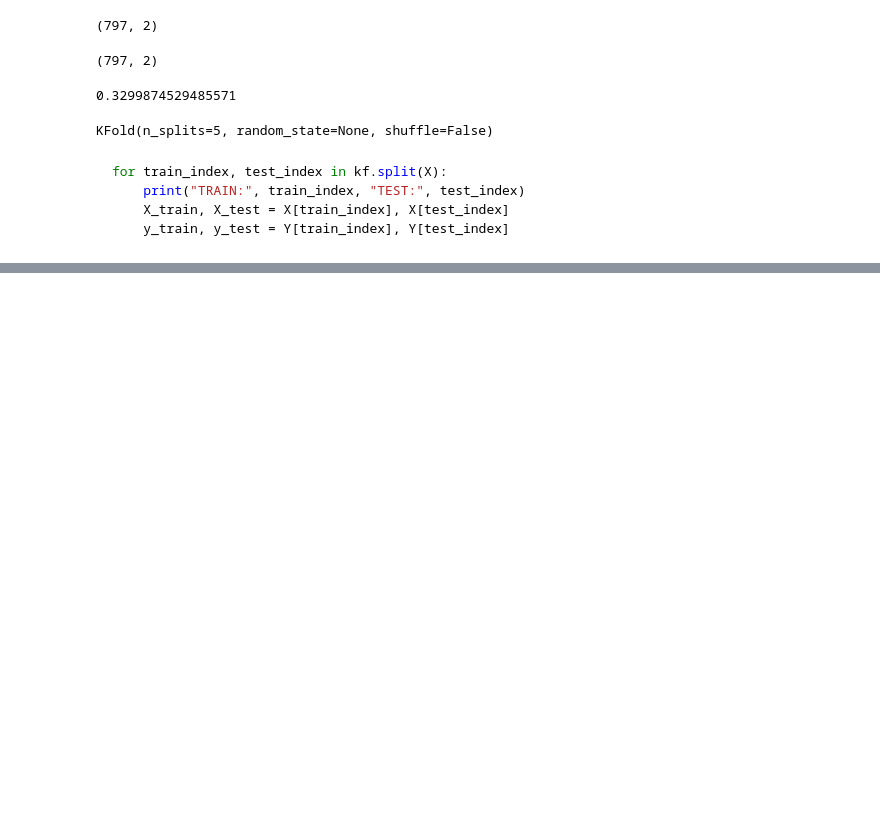
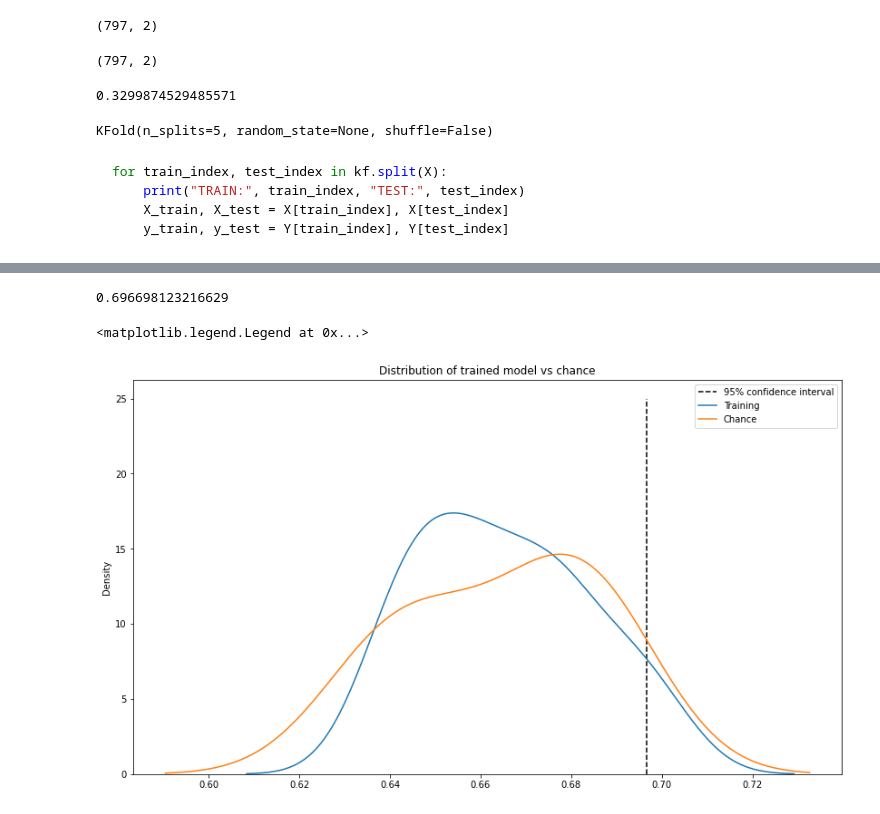
Before and after one commit to sophzen/mne-torch, a Jupyter notebook: nb/Subj28_LogisticRegression.ipynb, the cells around one changed output, grey strips where cells are left out. Drawn from its saved outputs; the diff is of its cells as text; code cells hidden in the pictures; blank space fills up the shorter version.

```diff
--- a/nb/Subj28_LogisticRegression.ipynb
+++ b/nb/Subj28_LogisticRegression.ipynb
@@ -376,4 +409,4 @@ plt.legend()
 # %%
-chance_scores = np.array(chance_cvl).mean(axis=0)
+chance_scores = np.array(chance_cvl).reshape(-1)
 chance_scores
 # %% [output]
@@ -386,3 +428,18 @@ array([0.65982181, 0.62950242, 0.64329708, 0.63664788, 0.65441006])
+# %%
+conf_int = np.quantile(chance_scores, 0.95)
+print(conf_int)
+# %% [output]
+0.696698123216629
+# %%
+fig = plt.figure(figsize=(14,8))
+plt.vlines([conf_int], 0, 25, colors='k', linestyles='dashed', label='95% confidence interval')
+sns.kdeplot(chance_scores, label="Training")
+sns.kdeplot(cross_validation_scores, label="Chance")
+plt.title("Distribution of trained model vs chance")
+plt.legend()
+# %% [output]
+<matplotlib.legend.Legend at 0x...>
+[figure, added]
 # %%
 from scipy.stats import mannwhitneyu, ttest_ind
 U, p = mannwhitneyu(chance_scores, cross_validation_scores)
```
Also changed, not shown: parts of 25 cells of this notebook.
